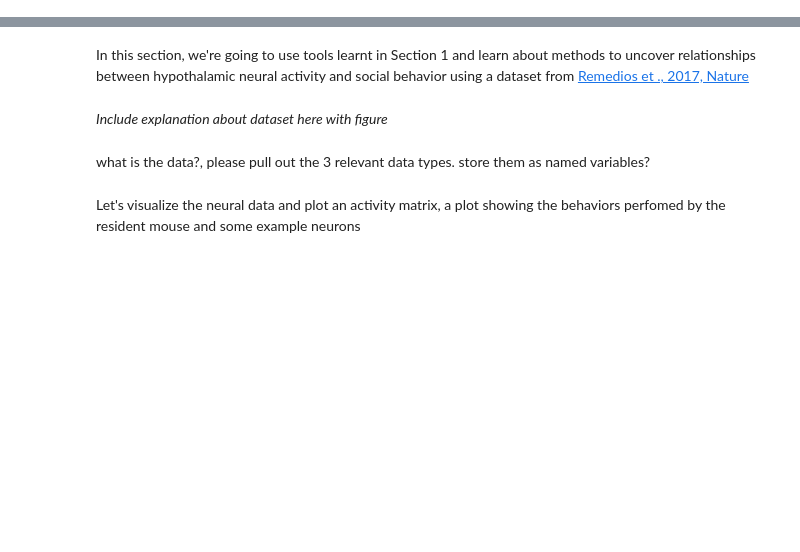
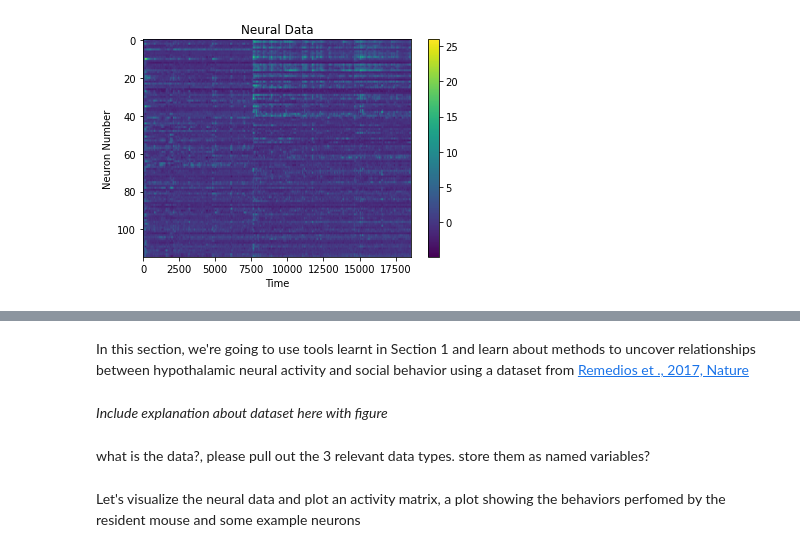
Before and after one commit to SaberaTalukder/Chen_Institute_DataSAI_for_Neuroscience, a Jupyter notebook: 07_05_22_day1_overview/code/diy_notebooks/dimensionality_reduction.ipynb, the cells around one changed output, grey strips where cells are left out. Cells and saved outputs as stored; diff of their text form; code cells hidden in the pictures; blank space fills up the shorter version.

```diff
--- a/07_05_22_day1_overview/code/diy_notebooks/dimensionality_reduction.ipynb
+++ b/07_05_22_day1_overview/code/diy_notebooks/dimensionality_reduction.ipynb
@@ -7,0 +90,9 @@ import numpy as np
+# %%
+# Soultion:
+_ = plt.imshow(neural_data, aspect='auto', cmap='viridis')
+_ = plt.colorbar()
+_ = plt.title('Neural Data')
+_ = plt.xlabel('Time')
+_ = plt.ylabel('Neuron Number')
+# %% [output]
+[figure, added]
```
Also changed, not shown: parts of 29 cells of this notebook.
